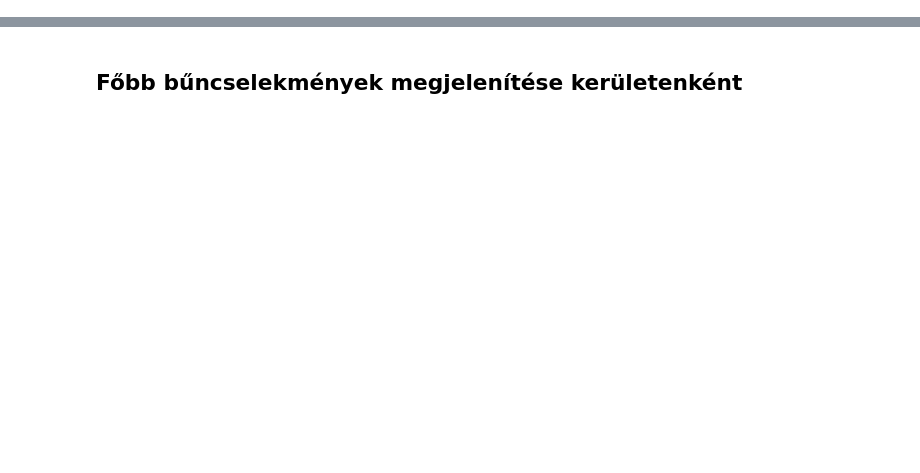
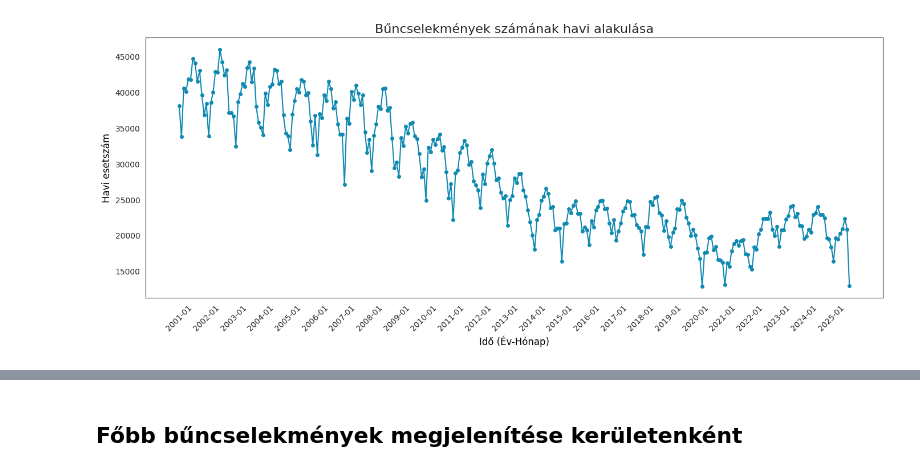
Before and after one commit to enikogyorfi/Szakdolgozat, a Jupyter notebook: szakdolgozat.ipynb, the cells around one changed output, grey strips where cells are left out. Cells and saved outputs as stored; diff of their text form; code cells hidden in the pictures; blank space fills up the shorter version.

```diff
--- a/szakdolgozat.ipynb
+++ b/szakdolgozat.ipynb
@@ -90,0 +273,24 @@ m
+# %%
+plt.figure(figsize=(14, 6))
+
+# Csoportosítás a korábban létrehozott Év-Hónap oszlop alapján
+monthly_crimes = df.groupby('Year_Month').size()
+
+# Az indexet stringgé kell alakítani a plotoláshoz (pandas Period index néha trükkös)
+monthly_crimes.index = monthly_crimes.index.astype(str)
+
+# Vonaldiagram rajzolása
+plt.plot(monthly_crimes.index, monthly_crimes.values, marker='o', linestyle='-', color='#118ab2', markersize=4)
+fig.patch.set_facecolor('white')
+plt.title('Bűncselekmények számának havi alakulása', fontsize=16)
+plt.xlabel('Idő (Év-Hónap)', fontsize=12, color='black')
+plt.ylabel('Havi esetszám', fontsize=12, color='black')
+
+# Hogy ne legyen olvashatatlan az X tengely, csak minden 6. vagy 12. hónapot írjuk ki
+plt.xticks(monthly_crimes.index[::12], rotation=45)
+
+plt.tight_layout()
+plt.savefig('docs/Szakdolgozat docs/Images/EDA/buneset_havi_alakulasa.svg', dpi=300, bbox_inches='tight')
+plt.show()
+# %% [output]
+[figure, added]
```
Also changed, not shown: parts of 27 cells of this notebook, 9 other files.
